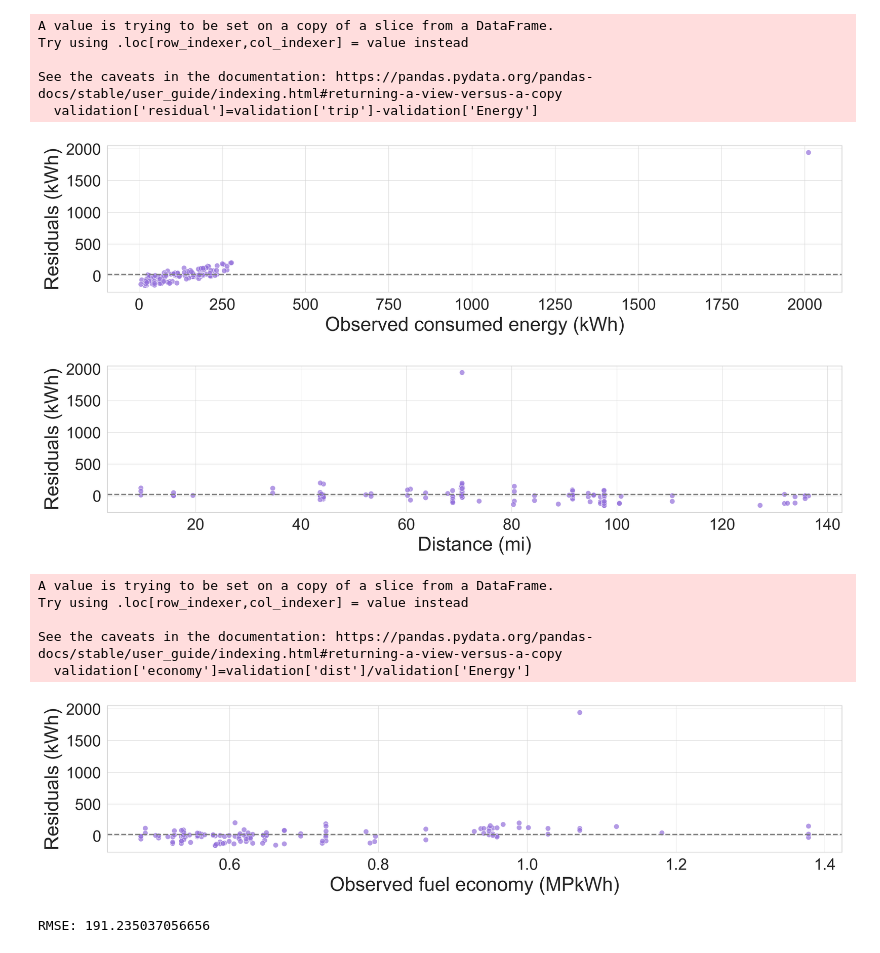
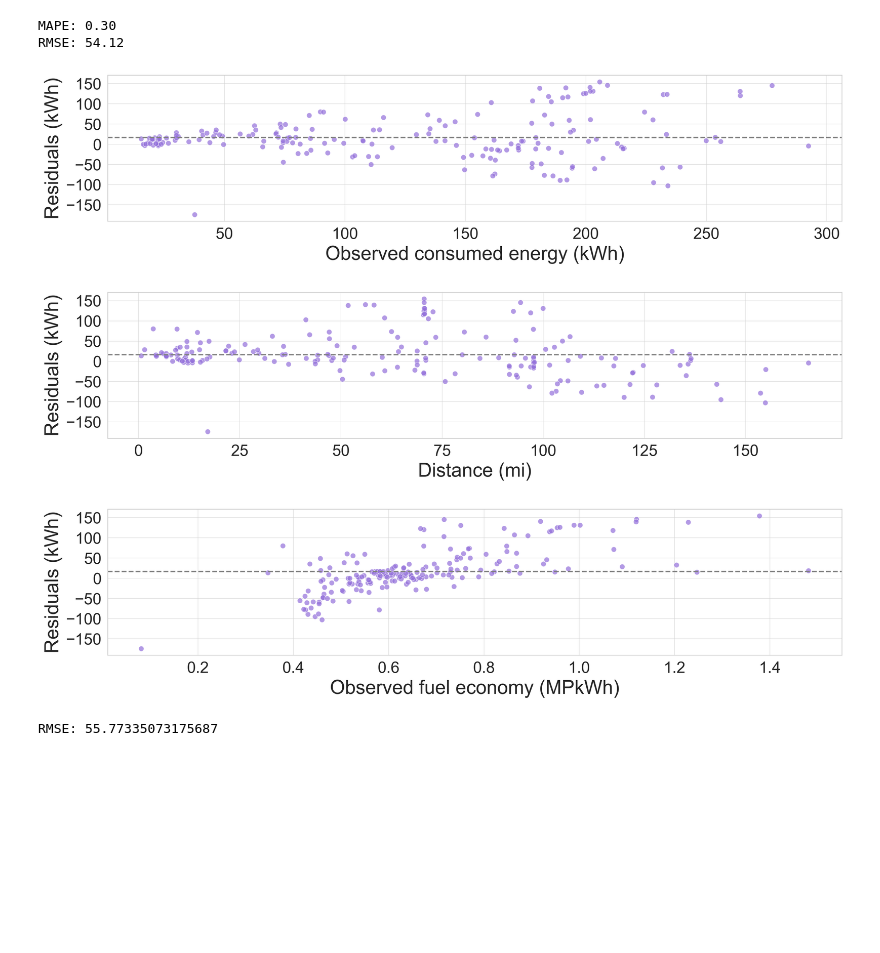
Before and after one commit to narslab/transit-electrification-futures, a Jupyter notebook: bin/jupyter/beb-validation.ipynb, the cells around one changed output. Drawn from its saved outputs; the diff is of its cells as text; code cells hidden in the pictures; blank space fills up the shorter version.

```diff
--- a/bin/jupyter/beb-validation.ipynb
+++ b/bin/jupyter/beb-validation.ipynb
@@ -5,6 +5,8 @@ import seaborn as sns
 import numpy as np
 # %%
 df = pd.read_csv(r'../../results/computed-fuel-rates-oct2021-sep2022-test-10222023.csv', delimiter=',', skiprows=0, low_memory=False)
+# %%
+df = df.drop(columns=['Unnamed: 0.4', 'Unnamed: 0.3', 'Unnamed: 0.2', 'Unnamed: 0.1', 'Unnamed: 0'])
 # %%
 #validation= pd.read_excel(r'../../data/tidy/Jun2022-Sep2022-BEB-validation.xlsx')
 validation= pd.read_excel(r'../../data/tidy/BEB-validation.xlsx')
@@ -13,2 +35,13 @@ df_beb=df[df['Powertrain'] == 'electric'].copy()
 # %%
-df_beb=df_beb[df_beb['Vehicle'] == 3501].copy()
+# Convert date columns to datetime if they are not already
+df_beb['Date'] = pd.to_datetime(df_beb['Date'])
+validation['Transaction Date'] = pd.to_datetime(validation['Transaction Date'])
+
+# Group by Date and Vehicle in df_beb and sum the Energy
+grouped_energy = df_beb.groupby(['Date', 'Vehicle'])[['Energy', 'dist']].sum().reset_index()
+
+# Merge the dataframes
+merged_df = pd.merge(validation, grouped_energy,
+                     left_on=['Transaction Date', 'Equipment ID'],
+                     right_on=['Date', 'Vehicle'],
+                     how='left')
@@ -58,4 +48,8 @@ validation
 # %%
-validation.dropna(subset=['Energy'], inplace=True)
-validation
+# Drop rows where 'trip' or 'Predicted Energy' is NaN
+merged_df = merged_df.dropna(subset=['trip', 'Energy'])
+
+# Drop rows where 'trip' or 'Predicted Energy' is 0
+merged_df = merged_df.query("trip != 0 and `Energy` != 0")
+merged_df
 # %% [output]
@@ -77,8 +69,2 @@ validation=validation.loc[validation['trip']!=0]
 # %%
-validation['residual']=validation['trip']-validation['Energy']
+merged_df['residual']=merged_df['trip']-merged_df['Energy']
-# %% [output]
-A value is trying to be set on a copy of a slice from a DataFrame.
-Try using .loc[row_indexer,col_indexer] = value instead
-
-See the caveats in the documentation: https://pandas.pydata.org/pandas-docs/stable/user_guide/indexing.html#returning-a-view-versus-a-copy
-  validation['residual']=validation['trip']-validation['Energy']
@@ -85,11 +75,26 @@ See the caveats in the documentation: https://pandas.pydata.org/pandas-docs/stab
+# %%
+from sklearn.metrics import mean_absolute_percentage_error, mean_squared_error
+import numpy as np
+
+# Compute MAPE
+mape = mean_absolute_percentage_error(test_merged_df['trip'], test_merged_df['Energy'])
+
+# Compute RMSE
+rmse = np.sqrt(mean_squared_error(test_merged_df['trip'], test_merged_df['Energy']))
+
+print(f"MAPE: {mape:.2f}")
+print(f"RMSE: {rmse:.2f}")
+# %% [output]
+MAPE: 0.30
+RMSE: 54.12
 # %%
 fig, ax = plt.subplots(figsize=(15,3), dpi=300)
 
 sns.set_style("whitegrid")
 
 #sns.scatterplot(x='gallons', y='residual', data=df_conventional, hue='VehicleModel', alpha=0.7)
-sns.scatterplot(x='trip', y='residual', data=validation, color='mediumpurple', alpha=0.7)
-plt.axhline(validation['residual'].mean(),color='gray', linestyle='--')
+sns.scatterplot(x='trip', y='residual', data=merged_df, color='mediumpurple', alpha=0.7)
+plt.axhline(merged_df['residual'].mean(),color='gray', linestyle='--')
 plt.ylabel('Residuals (kWh)', fontsize=22)
 plt.xlabel('Observed consumed energy (kWh)', fontsize=22)
 plt.xticks(fontsize=18)
@@ -100,40 +105,34 @@ ax.grid(color='lightgrey', linewidth=0.4)
 #ax.set_ylim(top=300)
 #fig.savefig(r'../../figures/residuals-vs-consumed-energy-conventional.png', dpi=400, bbox_inches='tight')
 # %% [output]
-[figure, old version]
+[figure, new version]
 # %%
 fig, ax = plt.subplots(figsize=(15,3), dpi=300)
 
 sns.set_style("whitegrid")
 
 #sns.scatterplot(x='dist', y='residual', data=df_conventional, hue='VehicleModel', alpha=0.7)
-sns.scatterplot(x='dist', y='residual', data=validation, color='mediumpurple', alpha=0.7)
-plt.axhline(validation['residual'].mean(),color='gray', linestyle='--')
+sns.scatterplot(x='dist', y='residual', data=merged_df, color='mediumpurple', alpha=0.7)
+plt.axhline(merged_df['residual'].mean(),color='gray', linestyle='--')
 plt.ylabel('Residuals (kWh)', fontsize=22)
 plt.xlabel('Distance (mi)', fontsize=22)
 plt.xticks(fontsize=18)
 plt.yticks(fontsize=18)
 ax.grid(color='lightgrey', linewidth=0.4)
 #plt.plot(df_conventional['residual'].mean(), linewidth=2)
 #fig.savefig(r'../../figures/residuals-vs-dist-conventional.png', dpi=400, bbox_inches='tight')
 # %% [output]
-[figure, old version]
+[figure, new version]
 # %%
-validation['economy']=validation['dist']/validation['Energy']
+merged_df['economy']=merged_df['dist']/merged_df['Energy']
-# %% [output]
-A value is trying to be set on a copy of a slice from a DataFrame.
-Try using .loc[row_indexer,col_indexer] = value instead
-
-See the caveats in the documentation: https://pandas.pydata.org/pandas-docs/stable/user_guide/indexing.html#returning-a-view-versus-a-copy
-  validation['economy']=validation['dist']/validation['Energy']
 # %%
 fig, ax = plt.subplots(figsize=(15,3), dpi=300)
 
 sns.set_style("whitegrid")
 
 #sns.scatterplot(x='gallons', y='residual', data=df_conventional, hue='VehicleModel', alpha=0.7)
-sns.scatterplot(x='economy', y='residual', data=validation, color='mediumpurple', alpha=0.7)
-plt.axhline(validation['residual'].mean(),color='gray', linestyle='--')
+sns.scatterplot(x='economy', y='residual', data=merged_df, color='mediumpurple', alpha=0.7)
+plt.axhline(merged_df['residual'].mean(),color='gray', linestyle='--')
 plt.ylabel('Residuals (kWh)', fontsize=22)
 plt.xlabel('Observed fuel economy (MPkWh)', fontsize=22)
 plt.xticks(fontsize=18)
@@ -143,16 +142,16 @@ ax.set_facecolor('white')
 ax.grid(color='lightgrey', linewidth=0.4)
 #fig.savefig(r'../../figures/residuals-vs-consumed-energy-conventional.png', dpi=400, bbox_inches='tight')
 # %% [output]
-[figure, old version]
+[figure, new version]
 # %%
 from sklearn.metrics import mean_squared_error
 import numpy as np
 
-observed = validation['Energy']
-predicted = validation['trip']
+observed = merged_df['Energy']
+predicted = merged_df['trip']
 
 rmse = np.sqrt(mean_squared_error(observed, predicted))
 print('RMSE:', rmse)
 # %% [output]
-RMSE: 191.235037056656
+RMSE: 55.77335073175687
 # %%
```
Also changed, not shown: parts of 24 cells of this notebook, 4 other files.
